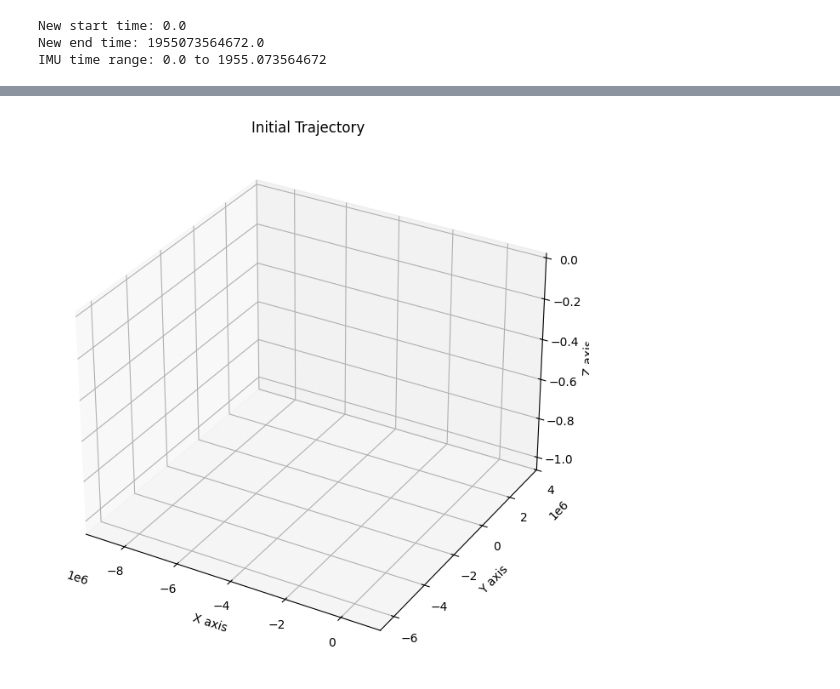
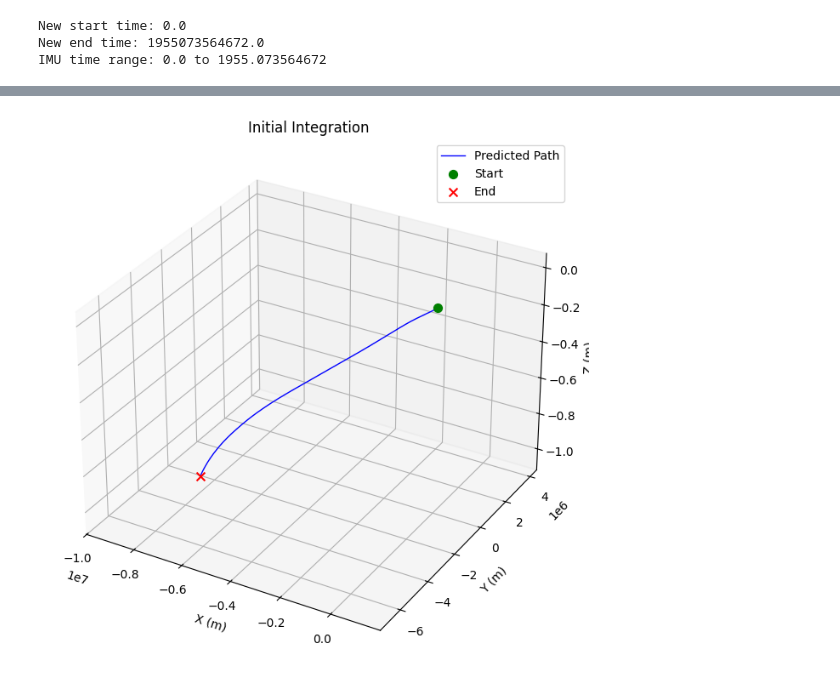
Before and after one commit to ppakr/graph_slam_nav, a Jupyter notebook: auv_graph_slam.ipynb, the cells around one changed output, grey strips where cells are left out. Cells and saved outputs as stored; diff of their text form; code cells hidden in the pictures.

Commit message:
feat: add odom and imu plot; update gitignore

```diff
--- a/auv_graph_slam.ipynb
+++ b/auv_graph_slam.ipynb
@@ -213,24 +234,60 @@ Inserted key index: 4991
 # %%
-def plot_trajectory(values: gtsam.Values,
-                    title: str = "Estimated Trajectory",
-                    fignum: int = 1,
-                    show: bool = False):
+def plot_trajectory_fast(values: gtsam.Values,
+                         title: str = "Trajectory",
+                         fignum: int = 1,
+                         show: bool = True):
+    # 1. Create/Get the figure
+    fig = plt.figure(fignum, figsize=(10, 8))
+
+    # 2. CLEAR the figure to remove any existing 2D axes
+    fig.clf()
+
+    # 3. Explicitly add a 3D subplot
+    ax = fig.add_subplot(111, projection='3d')
+
+    xs, ys, zs = [], [], []
     i = 0
+
+    # Extract data
     while values.exists(X(i)):
-        pose_i = values.atPose3(X(i))
-        plot_pose3(fignum, pose_i, 1)
+        pose = values.atPose3(X(i))
+        p = pose.translation()
+
+        xs.append(p[0])
+        ys.append(p[1])
+        zs.append(p[2])
         i += 1
-    plt.title(title)
 
-    gtsam.utils.plot.set_axes_equal(fignum)
+    if len(xs) == 0:
+        print("No poses found!")
+        return
 
-    plt.ioff()
+    # Plot the path line
+    ax.plot(xs, ys, zs, '-b', linewidth=1, label="Predicted Path")
+
+    # Mark Start (Green) and End (Red)
+    # Note: On a 3D axis, scatter accepts (x, y, z)
+    ax.scatter(xs[0], ys[0], zs[0], c='g', marker='o', s=50, label="Start")
+    ax.scatter(xs[-1], ys[-1], zs[-1], c='r', marker='x', s=50, label="End")
+
+    # Labels and Title
+    ax.set_xlabel('X (m)')
+    ax.set_ylabel('Y (m)')
+    ax.set_zlabel('Z (m)')
+    ax.set_title(title)
+    ax.legend()
+
+    # Equal Aspect Ratio (Try/Except in case utils are missing)
+    try:
+        gtsam.utils.plot.set_axes_equal(fignum)
+    except:
+        pass
 
     if show:
         plt.show()
 
-
-plot_trajectory(initial, title="Initial Trajectory", fignum=7, show=True)
+# Run it
+plot_trajectory_fast(initial, title="Initial Integration", fignum=1)
 # %% [output]
-[figure, old version]
+[figure, new version]
 # %%
```
Also changed, not shown: parts of 4 cells of this notebook, 1 other file.
